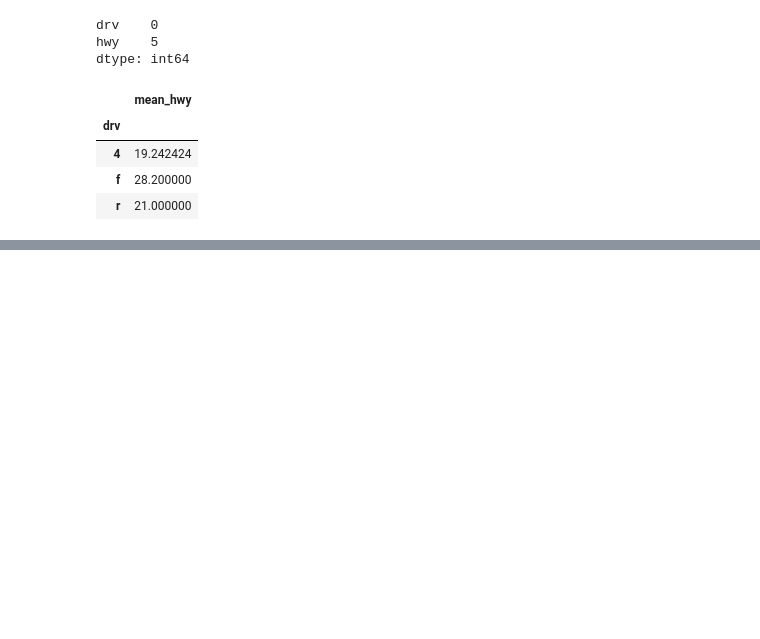
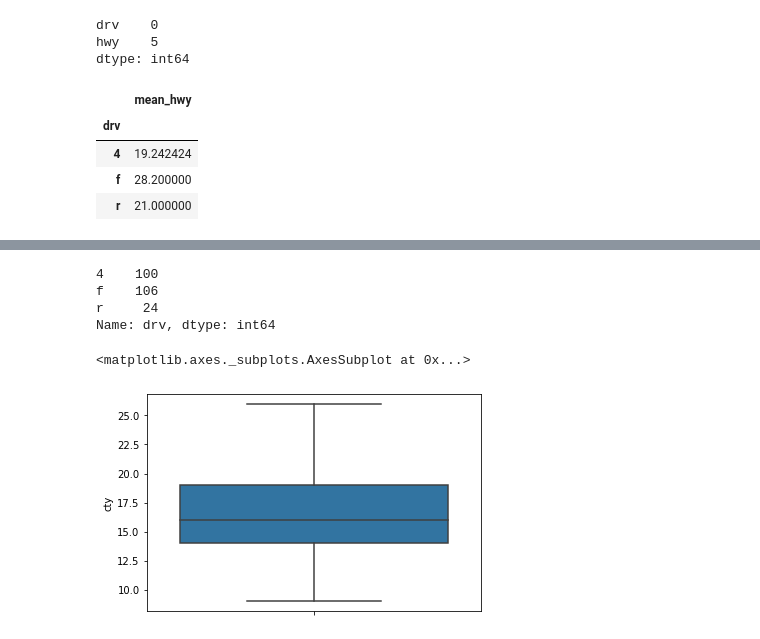
Before and after one commit to Devheun/Data-Analysis, a Jupyter notebook: Data_Cleansing(Lec7).ipynb, the cells around one changed output, grey strips where cells are left out. Cells and saved outputs as stored; diff of their text form; code cells hidden in the pictures; blank space fills up the shorter version.

```diff
--- a/Data_Cleansing(Lec7).ipynb
+++ b/Data_Cleansing(Lec7).ipynb
@@ -137,0 +210,28 @@ mpg.dropna(subset=['hwy'])\
+# %%
+mpg=pd.read_csv('mpg.csv')
+mpg.loc[[9,13,57,92],'drv']='k' #drv 이상치 할당
+mpg.loc[[28,42,128,202],'cty']=[3,4,39,42] #cty 이상치 할당
+
+# Problem 1
+mpg['drv'].value_counts().sort_index() # k가 있으면 안되는 값
+mpg['drv']=np.where(mpg['drv'].isin(['4','f','r']),mpg['drv'],np.nan)
+mpg['drv'].value_counts().sort_index()
+# %% [output]
+4    100
+f    106
+r     24
+Name: drv, dtype: int64
+# %%
+# Problem 2
+import seaborn as sns
+pct25=mpg['cty'].quantile(.25)
+pct75=mpg['cty'].quantile(.75)
+iqr=pct75-pct25
+
+# 하한, 상한
+pct25-1.5*iqr, pct75+1.5*iqr # 6.5 , 26.5
+mpg['cty']=np.where((mpg['cty']<6.5)| (mpg['cty']>26.5),np.nan,mpg['cty'])
+sns.boxplot(data=mpg,y='cty')
+# %% [output]
+<matplotlib.axes._subplots.AxesSubplot at 0x...>
+[figure, added]
```
Also changed, not shown: parts of 8 cells of this notebook.
